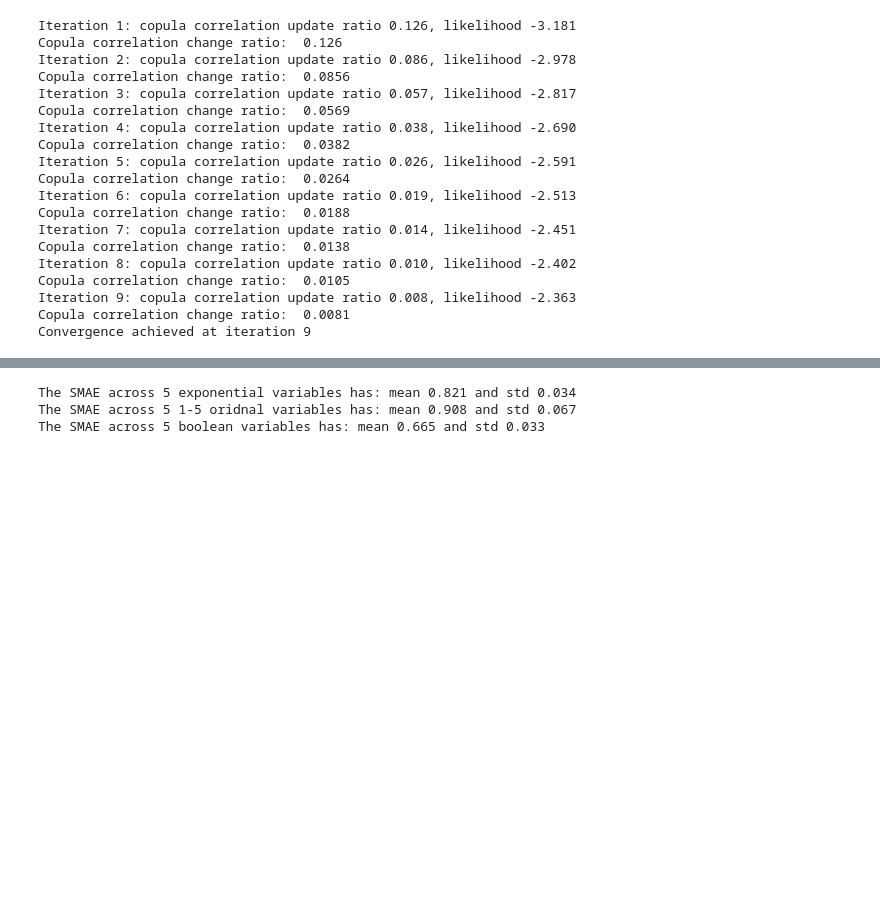
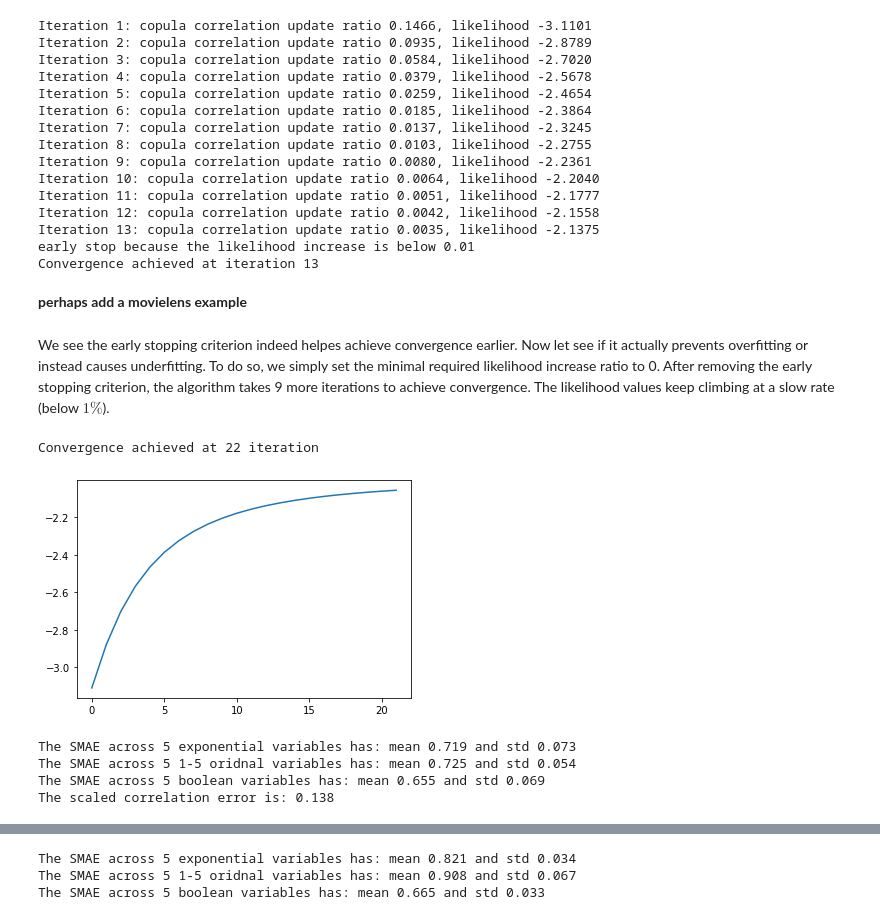
Before and after one commit to udellgroup/gcimpute, a Jupyter notebook: Examples/Example Get started.ipynb, the cells around one changed output, grey strips where cells are left out. Saved outputs shown, nothing was run; the diff lists cells and outputs as text; code cells hidden in the pictures; blank space fills up the shorter version.

```diff
--- a/Examples/Example Get started.ipynb
+++ b/Examples/Example Get started.ipynb
@@ -8,5 +18,4 @@ import numpy as np
 # %%
-seed = 101
-copula_corr = generate_sigma(seed=seed, p=15)
-X = generate_mixed_from_gc(sigma=copula_corr, n=2000, seed=seed)
-X_mask = mask_types(X, mask_num=2, seed=seed)
+copula_corr = generate_sigma(p=15, seed=11)
+X = generate_mixed_from_gc(sigma=copula_corr, n=2000, seed=11)
+X_mask = mask_types(X, mask_num=2, seed=11)
@@ -14,22 +69,45 @@ X_mask = mask_types(X, mask_num=2, seed=seed)
 model = GaussianCopula(verbose = 1)
 Ximp = model.fit_transform(X=X_mask)
 # %% [output]
-Iteration 1: copula correlation update ratio 0.126, likelihood -3.181
-Copula correlation change ratio:  0.126
-Iteration 2: copula correlation update ratio 0.086, likelihood -2.978
-Copula correlation change ratio:  0.0856
-Iteration 3: copula correlation update ratio 0.057, likelihood -2.817
-Copula correlation change ratio:  0.0569
-Iteration 4: copula correlation update ratio 0.038, likelihood -2.690
-Copula correlation change ratio:  0.0382
-Iteration 5: copula correlation update ratio 0.026, likelihood -2.591
-Copula correlation change ratio:  0.0264
-Iteration 6: copula correlation update ratio 0.019, likelihood -2.513
-Copula correlation change ratio:  0.0188
-Iteration 7: copula correlation update ratio 0.014, likelihood -2.451
-Copula correlation change ratio:  0.0138
-Iteration 8: copula correlation update ratio 0.010, likelihood -2.402
-Copula correlation change ratio:  0.0105
-Iteration 9: copula correlation update ratio 0.008, likelihood -2.363
-Copula correlation change ratio:  0.0081
-Convergence achieved at iteration 9
+Iteration 1: copula correlation update ratio 0.1466, likelihood -3.1101
+Iteration 2: copula correlation update ratio 0.0935, likelihood -2.8789
+Iteration 3: copula correlation update ratio 0.0584, likelihood -2.7020
+Iteration 4: copula correlation update ratio 0.0379, likelihood -2.5678
+Iteration 5: copula correlation update ratio 0.0259, likelihood -2.4654
+Iteration 6: copula correlation update ratio 0.0185, likelihood -2.3864
+Iteration 7: copula correlation update ratio 0.0137, likelihood -2.3245
+Iteration 8: copula correlation update ratio 0.0103, likelihood -2.2755
+Iteration 9: copula correlation update ratio 0.0080, likelihood -2.2361
+Iteration 10: copula correlation update ratio 0.0064, likelihood -2.2040
+Iteration 11: copula correlation update ratio 0.0051, likelihood -2.1777
+Iteration 12: copula correlation update ratio 0.0042, likelihood -2.1558
+Iteration 13: copula correlation update ratio 0.0035, likelihood -2.1375
+early stop because the likelihood increase is below 0.01
+Convergence achieved at iteration 13
+# %% [markdown]
+**perhaps add a movielens example**
+# %% [markdown]
+We see the early stopping criterion indeed helpes achieve convergence earlier. Now let see if it actually prevents overfitting or instead causes underfitting. To do so, we simply set the minimal required likelihood increase ratio to 0. After removing the early stopping criterion, the algorithm takes 9 more iterations to achieve convergence. The likelihood values keep climbing at a slow rate (below $1\%$).
+# %%
+model_longer = GaussianCopula(likelihood_min_increase=0)
+Ximp_longer = model_longer.fit_transform(X=X_mask)
+# %%
+print(f'Convergence achieved at {model_longer.n_iter_} iteration')
+_ = plt.plot(model_longer.likelihood)
+# %% [output]
+Convergence achieved at 22 iteration
+[figure, added]
+# %%
+smae = get_smae(Ximp_longer, X, X_mask)
+print(f'The SMAE across 5 exponential variables has: mean {smae[:5].mean():.3f} and std {smae[:5].std():.3f}')
+print(f'The SMAE across 5 1-5 oridnal variables has: mean {smae[5:10].mean():.3f} and std {smae[5:10].std():.3f}')
+print(f'The SMAE across 5 boolean variables has: mean {smae[10:].mean():.3f} and std {smae[10:].std():.3f}')
+
+copula_corr_est = model_longer.get_params()['copula_corr']
+cor_error = get_scaled_error(copula_corr_est, copula_corr)
+print(f'The scaled correlation error is: {cor_error:.3f}')
+# %% [output]
+The SMAE across 5 exponential variables has: mean 0.719 and std 0.073
+The SMAE across 5 1-5 oridnal variables has: mean 0.725 and std 0.054
+The SMAE across 5 boolean variables has: mean 0.655 and std 0.069
+The scaled correlation error is: 0.138
```
Also changed, not shown: parts of 53 cells of this notebook, 3 other files.
